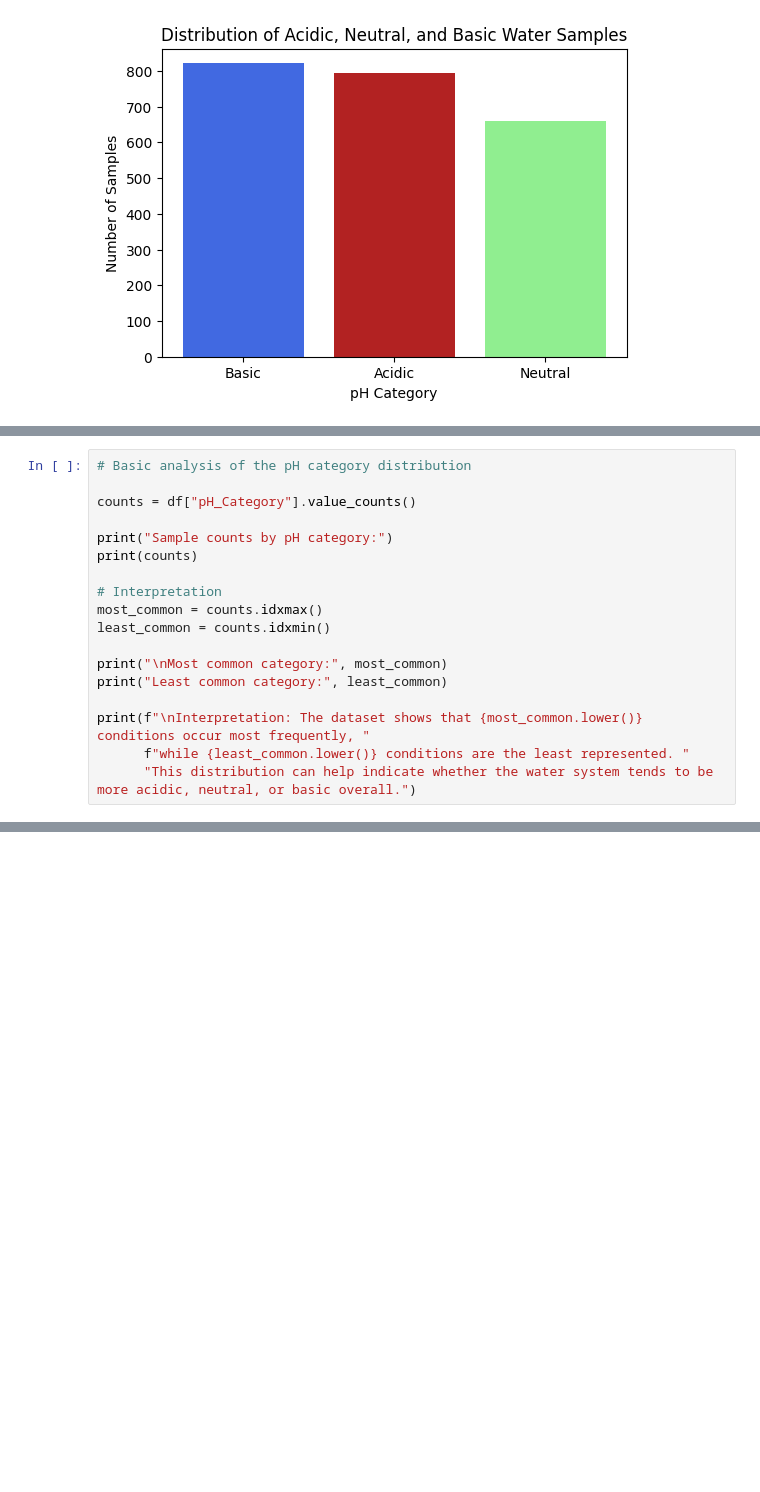
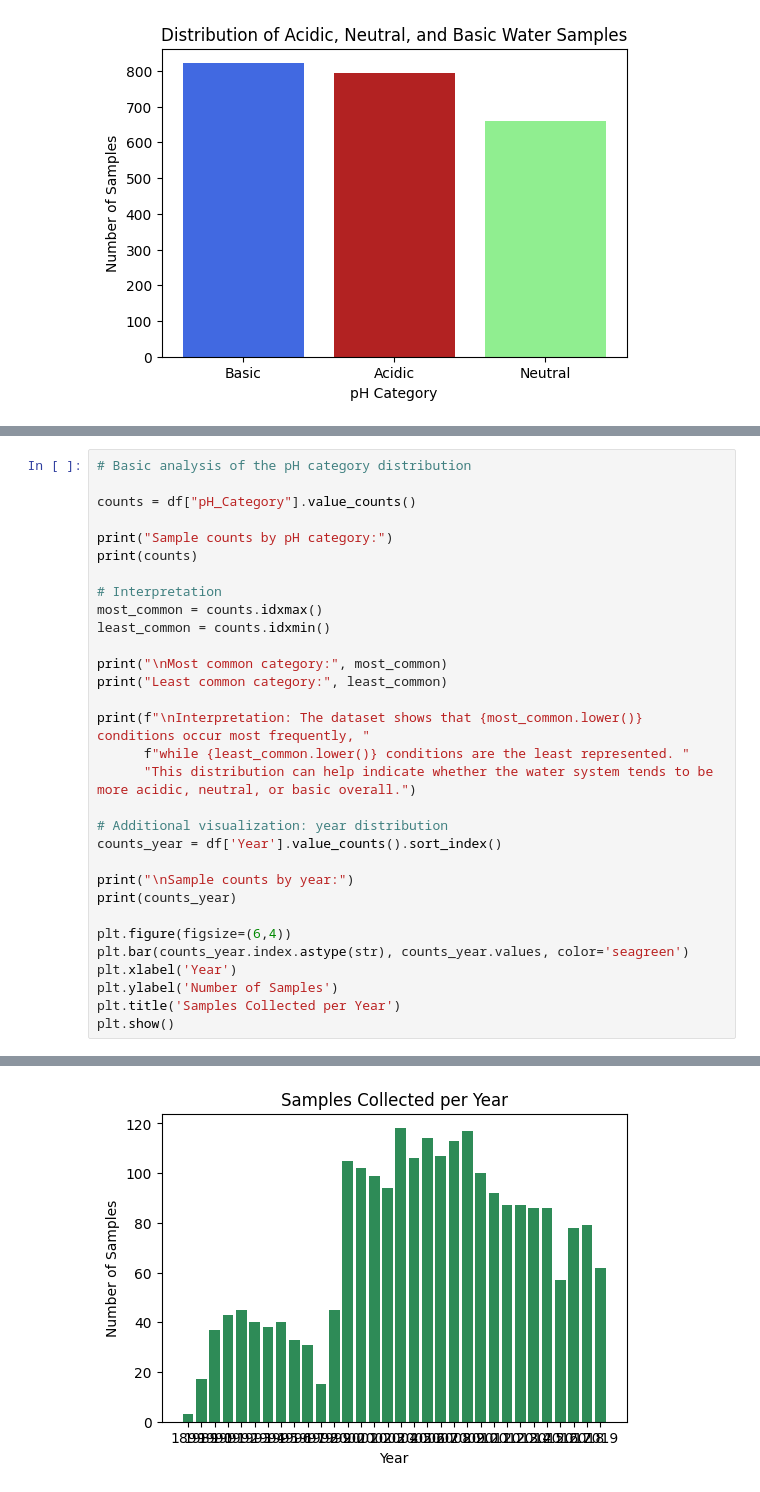
Before and after one commit to 215rios/cis2004-notebook, a Jupyter notebook: CIS2004_Dataset_Explore_Isabella_Rios.ipynb, the cells around one changed output, grey strips where cells are left out. Cells and saved outputs as stored; diff of their text form; blank space fills up the shorter version.

```diff
--- a/CIS2004_Dataset_Explore_Isabella_Rios.ipynb
+++ b/CIS2004_Dataset_Explore_Isabella_Rios.ipynb
@@ -170,6 +169,19 @@ print("Least common category:", least_common)
 print(f"\nInterpretation: The dataset shows that {most_common.lower()} conditions occur most frequently, "
       f"while {least_common.lower()} conditions are the least represented. "
       "This distribution can help indicate whether the water system tends to be more acidic, neutral, or basic overall.")
+
+# Additional visualization: year distribution
+counts_year = df['Year'].value_counts().sort_index()
+
+print("\nSample counts by year:")
+print(counts_year)
+
+plt.figure(figsize=(6,4))
+plt.bar(counts_year.index.astype(str), counts_year.values, color='seagreen')
+plt.xlabel('Year')
+plt.ylabel('Number of Samples')
+plt.title('Samples Collected per Year')
+plt.show()
 # %% [output]
 Sample counts by pH category:
 pH_Category
@@ -184,0 +203 @@ Interpretation: The dataset shows that basic conditions occur most frequently, w
+[figure, added]
```
Also changed, not shown: parts of 5 cells of this notebook.
